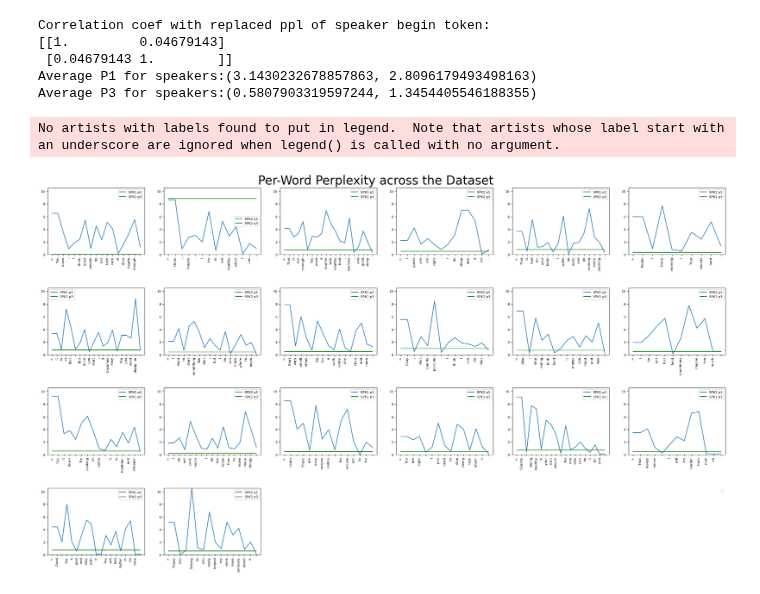
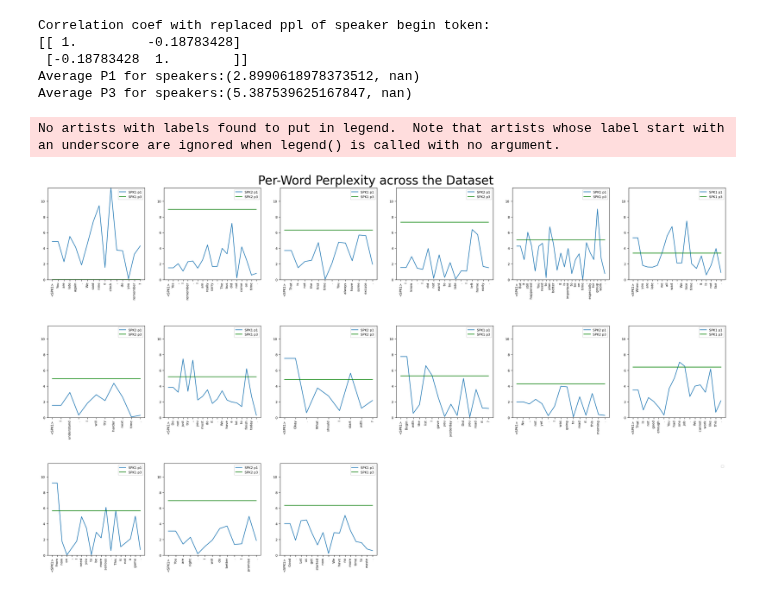
Before and after one commit to serenabono/conversational_dominance, a Jupyter notebook: notebooks/proof_of_concept.ipynb, the cells around one changed output. Drawn from its saved outputs; the diff is of its cells as text; code cells hidden in the pictures.

Commit message:
new token + fine tune

```diff
--- a/notebooks/proof_of_concept.ipynb
+++ b/notebooks/proof_of_concept.ipynb
@@ -199,28 +291,16 @@ el_second_dominant = """
 # %%
 # Make a copy of text
-turn_based_el = el
+turn_based_el = el_first_dominant_2
 
 # Speaker patterns
 pattern='<(SPK[1-9]|MOD)>'
-
-# Find duplicated consequative speakers to remove
-speaker_tags_to_remove = []
-last_match = None
-for match in re.compile(pattern).finditer(turn_based_el):
-    if match.group() == last_match:
-        speaker_tags_to_remove.append((match.start(), match.end()))
-    last_match = match.group()
-speaker_tags_to_remove = sorted(speaker_tags_to_remove, reverse=True)
-
-# Remove duplicated consequative speakers
-for begin, end in speaker_tags_to_remove:
-    turn_based_el = turn_based_el[:begin] + turn_based_el[end:]
 
 # find matches and change speaker format
 matches = re.findall(pattern, "".join(turn_based_el))
 dialog = turn_based_el.replace("\n", "")
 dialog = re.sub(r'\<', r'\n<', dialog).split("\n")[1:]
 dialog = [d.strip() for d in dialog]
-dialog_no_s = [re.sub(pattern," >", d) for d in dialog]
-display(dialog_no_s)
+# dialog = [re.sub(pattern," >", d) for d in dialog]
+
+display(dialog)
 # %% [output]
@@ -266,31 +334,23 @@ No artists with labels found to put in legend.  Note that artists whose label st
 # %%
+# now I think with these new tokens specially, we need to use another tokens ppl for the speaker token. It always has a great perplexity relatively.
 # V2: Update ppl of '>' tokens in p1 with the next token ppl
-def p1_use_next_token_ppl_for_speaker_begin_token(tokens, perplexity_scores, begin_tokens = []):
-    new_perplexity_scores = []
-    for i, token in enumerate(torch.cat(tokens)):
-        if token in begin_tokens:
-            new_perplexity_scores.append(perplexity_scores[i+1])
-        else:
-            new_perplexity_scores.append(perplexity_scores[i])
-
-    return new_perplexity_scores
-
-dialog_no_s_V2 = dialog_no_s.copy() # no change
-tokens_V2 = tokens.copy() # no change
-perplexity_scores_p1_V2 = p1_use_next_token_ppl_for_speaker_begin_token(tokens, perplexity_scores_p1, [tokens_V2[0][0]])
-perplexity_scores_p3_V2 = perplexity_scores_p3.copy() # no change
+tokens = [tokenizer(section, return_tensors="pt", return_offsets_mapping=True).input_ids[0] for section in dialog]
+perplexity_scores_p1 = p1_new(dialog)
+perplexity_scores_p3 = compute_p3(dialog, perplexity_scores_p1)
+perplexity_scores_p1 = p1_use_next_token_ppl_for_speaker_begin_token(tokens, perplexity_scores_p1)
 
 print("Correlation coef with replaced ppl of speaker begin token:")
-print(np.corrcoef(perplexity_scores_p1_V2[1:], perplexity_scores_p3_V2[1:]))
-print(f"Average P1 for speakers:{mean_p_per_speaker(tokens_V2, perplexity_scores_p1_V2)}")
-print(f"Average P3 for speakers:{mean_p_per_speaker(tokens_V2, perplexity_scores_p3_V2)}")
-compute_graph_perplexity(tokens, perplexity_scores_p1_V2, perplexity_scores_p3_V2, matches, pattern=pattern)
+print(np.corrcoef(perplexity_scores_p1[1:], perplexity_scores_p3[1:]))
+print(f"Average P1 for speakers:{mean_p_per_speaker(tokens, perplexity_scores_p1)}")
+print(f"Average P3 for speakers:{mean_p_per_speaker(tokens, perplexity_scores_p3)}")
+
+compute_graph_perplexity(tokens, perplexity_scores_p1, perplexity_scores_p3, matches)
 # %% [output]
 Correlation coef with replaced ppl of speaker begin token:
-[[1.         0.04679143]
- [0.04679143 1.        ]]
-Average P1 for speakers:(3.1430232678857863, 2.8096179493498163)
-Average P3 for speakers:(0.5807903319597244, 1.3454405546188355)
+[[ 1.         -0.18783428]
+ [-0.18783428  1.        ]]
+Average P1 for speakers:(2.8990618978373512, nan)
+Average P3 for speakers:(5.387539625167847, nan)
 No artists with labels found to put in legend.  Note that artists whose label start with an underscore are ignored when legend() is called with no argument.
-[figure, old version]
+[figure, new version]
 # %%
```
Also changed, not shown: parts of 11 cells of this notebook, 1 other file.
